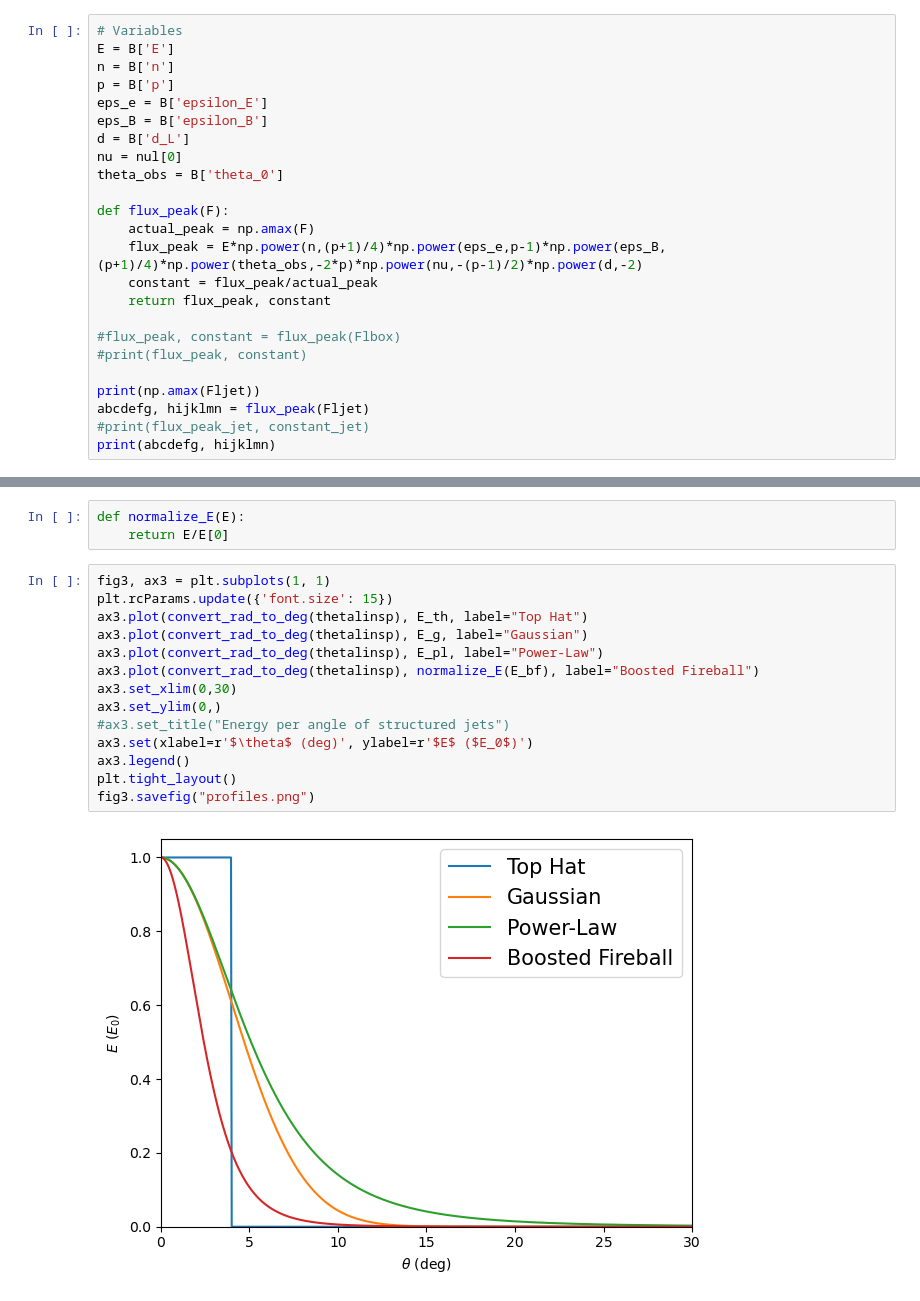
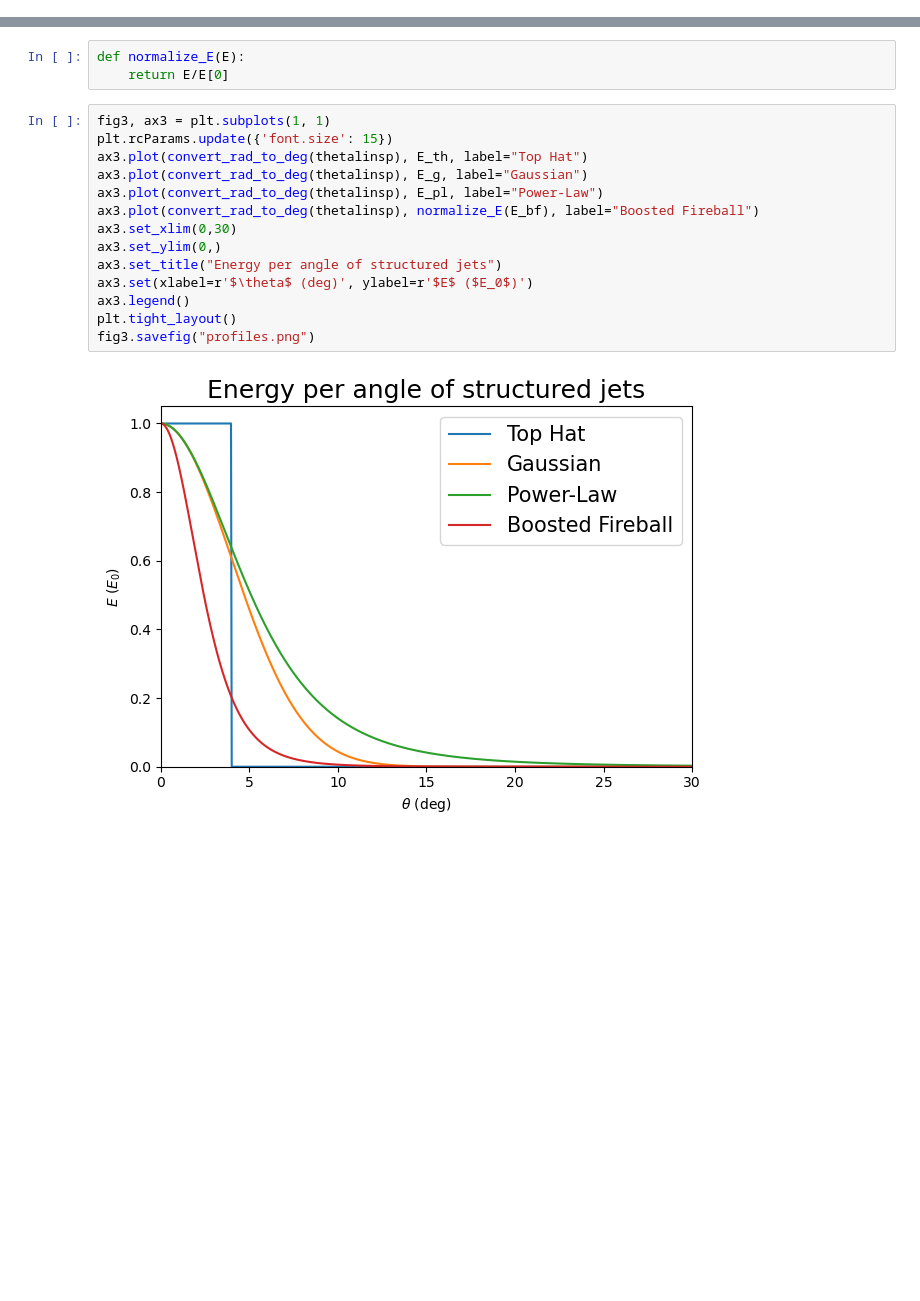
Before and after one commit to agathb/quadrucode, a Jupyter notebook: quadrucodev2.ipynb, the cells around one changed output, grey strips where cells are left out. Saved outputs shown, nothing was run; the diff lists cells and outputs as text; blank space fills up the shorter version.

```diff
--- a/quadrucodev2.ipynb
+++ b/quadrucodev2.ipynb
@@ -713,24 +561,0 @@ NameError: name 'time_box' is not defined
-# %%
-# Variables
-E = B['E']
-n = B['n']
-p = B['p']
-eps_e = B['epsilon_E']
-eps_B = B['epsilon_B']
-d = B['d_L']
-nu = nul[0]
-theta_obs = B['theta_0']
-
-def flux_peak(F):
-    actual_peak = np.amax(F)
-    flux_peak = E*np.power(n,(p+1)/4)*np.power(eps_e,p-1)*np.power(eps_B,(p+1)/4)*np.power(theta_obs,-2*p)*np.power(nu,-(p-1)/2)*np.power(d,-2)
-    constant = flux_peak/actual_peak
-    return flux_peak, constant
-
-#flux_peak, constant = flux_peak(Flbox)
-#print(flux_peak, constant)
-
-print(np.amax(Fljet))
-abcdefg, hijklmn = flux_peak(Fljet)
-#print(flux_peak_jet, constant_jet)
-print(abcdefg, hijklmn)
@@ -783,16 +600,16 @@ def normalize_E(E):
 # %%
 fig3, ax3 = plt.subplots(1, 1)
 plt.rcParams.update({'font.size': 15})
 ax3.plot(convert_rad_to_deg(thetalinsp), E_th, label="Top Hat")
 ax3.plot(convert_rad_to_deg(thetalinsp), E_g, label="Gaussian")
 ax3.plot(convert_rad_to_deg(thetalinsp), E_pl, label="Power-Law")
 ax3.plot(convert_rad_to_deg(thetalinsp), normalize_E(E_bf), label="Boosted Fireball")
 ax3.set_xlim(0,30)
 ax3.set_ylim(0,)
-#ax3.set_title("Energy per angle of structured jets")
+ax3.set_title("Energy per angle of structured jets")
 ax3.set(xlabel=r'$\theta$ (deg)', ylabel=r'$E$ ($E_0$)')
 ax3.legend()
 plt.tight_layout()
 fig3.savefig("profiles.png")
 # %% [output]
-[figure, old version]
+[figure, new version]
```
Also changed, not shown: parts of 45 cells of this notebook, 9 other files.
